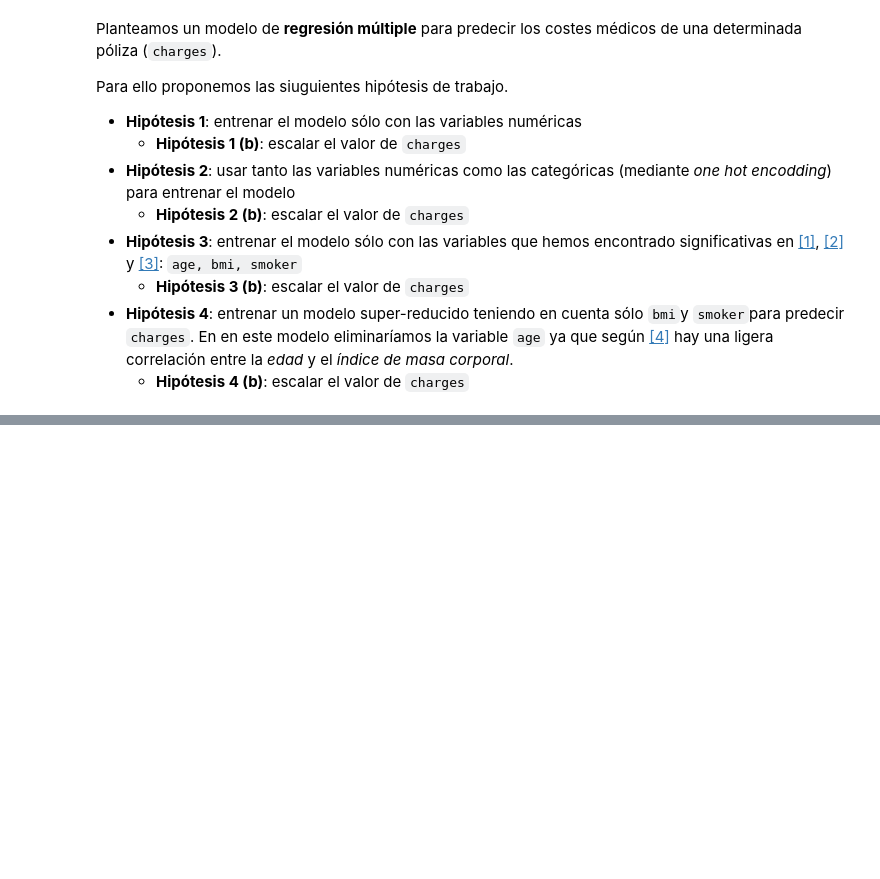
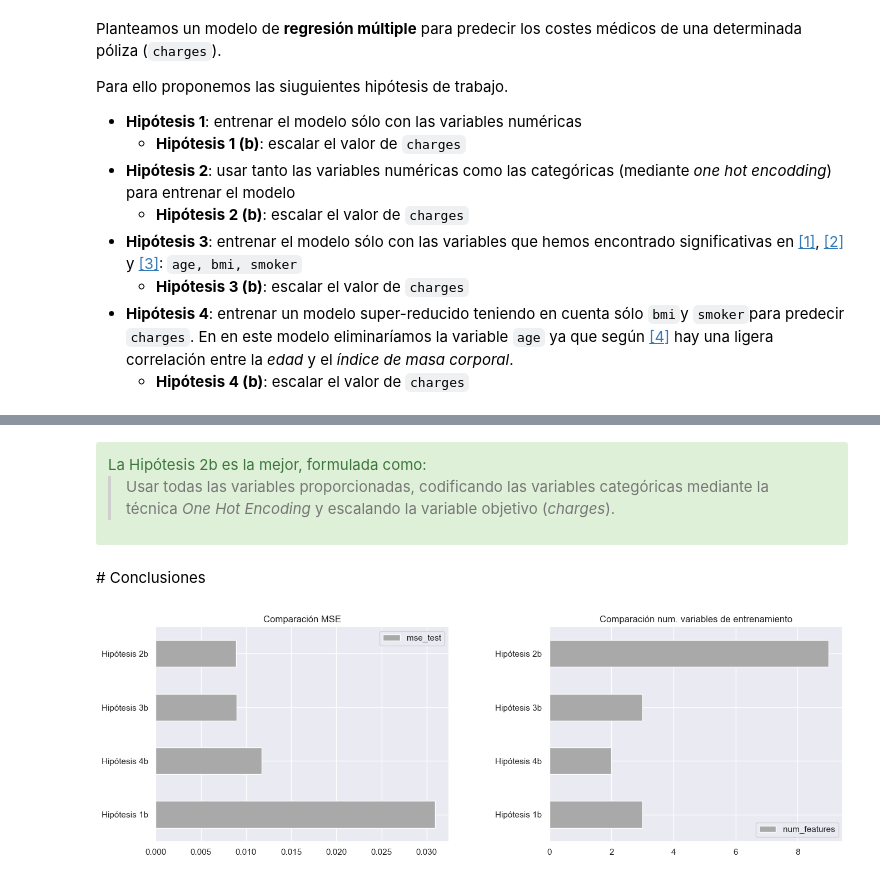
Before and after one commit to tuxsy/iebs-master-data-science, a Jupyter notebook: m02/c3/sprint/m02-c3-sprint-insurance-multiple-linear-regression.ipynb, the cells around one changed output, grey strips where cells are left out. Cells and saved outputs as stored; diff of their text form; code cells hidden in the pictures; blank space fills up the shorter version.

```diff
--- a/m02/c3/sprint/m02-c3-sprint-insurance-multiple-linear-regression.ipynb
+++ b/m02/c3/sprint/m02-c3-sprint-insurance-multiple-linear-regression.ipynb
@@ -354,0 +495,12 @@ LinearRegression()
+# %%
+# Preparamos el dataset para la hipótesis 4
+
+# Vamos a partir del dataset de la hipótesis 2 ya que ya tenemos condificada la variable categórica smoker
+
+data_hyp04 = data_hyp02[["bmi", "smoker_yes", "charges"]]
+
+X_hyp04 = data_hyp04.drop(target, axis=1)
+y_hyp04 = data_hyp04[target]
+
+print("X shape", X_hyp04.shape)
+print("y shape", y_hyp04.shape)
@@ -354,0 +580,31 @@ LinearRegression()
+# %% [markdown]
+<div class="alert alert-success">
+    La Hipótesis 2b es la mejor, formulada como:
+    <blockquote>
+        Usar todas las variables proporcionadas, codificando las variables categóricas mediante la técnica <em>One Hot Encoding</em> y escalando la variable objetivo (<em>charges</em>).
+    </blockquote>
+</div>
+# %% [markdown]
+# Conclusiones
+# %%
+best_models = [(n, h.num_features, h.mse_test) for n,h in my_hypotesis.items() if n.endswith("b") ]
+df = (
+    pd.DataFrame(best_models, columns=["Hypotesis", "num_features", "mse_test"])
+    .set_index("Hypotesis", drop=True)
+    .sort_values("mse_test", ascending=False)
+)
+
+fig, axes = plt.subplots(nrows=1, ncols=2, figsize=(15,6))
+axes[0].set_title("Comparación MSE")
+axes[1].set_title("Comparación num. variables de entrenamiento")
+
+
+df[["mse_test"]].plot(kind="barh", ax=axes[0], color="darkgrey")
+df[["num_features"]].plot(kind="barh", ax=axes[1], color="darkgrey")
+
+for ax in axes:
+    ax.set_ylabel("")
+
+plt.tight_layout(pad=5.0)
+# %% [output]
+[figure, added]
```
Also changed, not shown: parts of 54 cells of this notebook, 2 other files.
